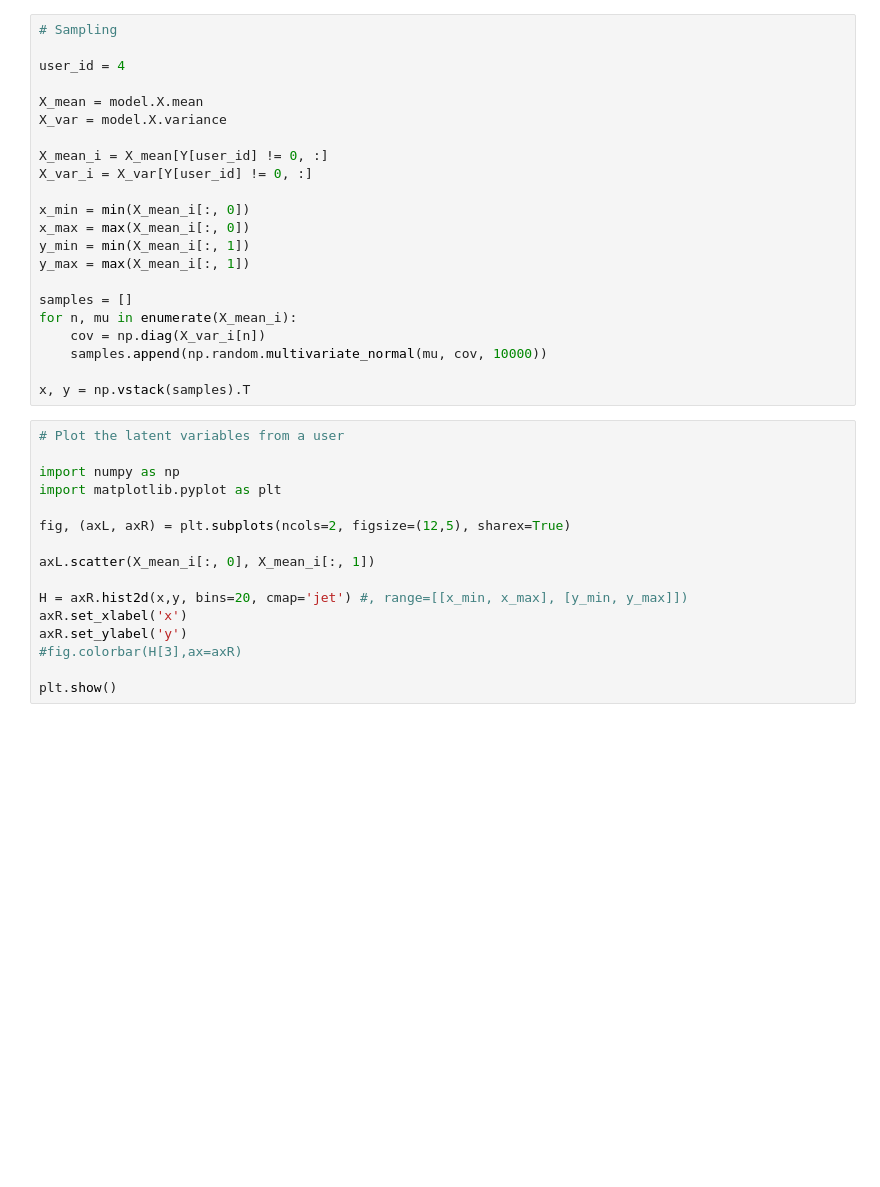
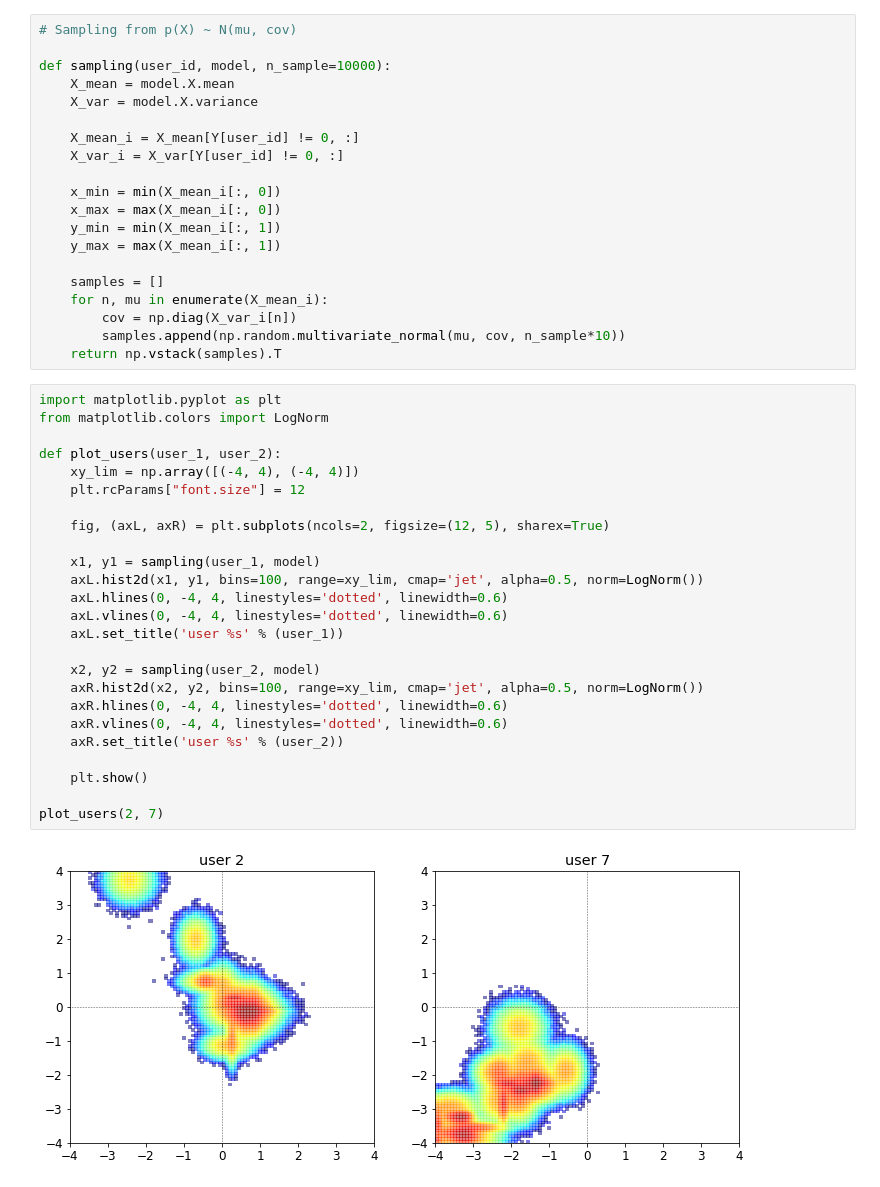
Before and after one commit to kzak/notebooks, a Jupyter notebook: gpy_bayesian_gplvm_movielens.ipynb, the cells around one changed output. Saved outputs shown, nothing was run; the diff lists cells and outputs as text; blank space fills up the shorter version.

```diff
--- a/gpy_bayesian_gplvm_movielens.ipynb
+++ b/gpy_bayesian_gplvm_movielens.ipynb
@@ -61,38 +62,47 @@ model.plot_latent()
 # %%
-# Sampling
+# Sampling from p(X) ~ N(mu, cov)
 
-user_id = 4
+def sampling(user_id, model, n_sample=10000):
+    X_mean = model.X.mean
+    X_var = model.X.variance
 
-X_mean = model.X.mean
-X_var = model.X.variance
+    X_mean_i = X_mean[Y[user_id] != 0, :]
+    X_var_i = X_var[Y[user_id] != 0, :]
 
-X_mean_i = X_mean[Y[user_id] != 0, :]
-X_var_i = X_var[Y[user_id] != 0, :]
+    x_min = min(X_mean_i[:, 0])
+    x_max = max(X_mean_i[:, 0])
+    y_min = min(X_mean_i[:, 1])
+    y_max = max(X_mean_i[:, 1])
 
-x_min = min(X_mean_i[:, 0])
-x_max = max(X_mean_i[:, 0])
-y_min = min(X_mean_i[:, 1])
-y_max = max(X_mean_i[:, 1])
-
-samples = []
-for n, mu in enumerate(X_mean_i):
-    cov = np.diag(X_var_i[n])
-    samples.append(np.random.multivariate_normal(mu, cov, 10000))
-
-x, y = np.vstack(samples).T
+    samples = []
+    for n, mu in enumerate(X_mean_i):
+        cov = np.diag(X_var_i[n])
+        samples.append(np.random.multivariate_normal(mu, cov, n_sample*10))
+    return np.vstack(samples).T
-# %%
-# Plot the latent variables from a user
-
-import numpy as np
-import matplotlib.pyplot as plt
-
-fig, (axL, axR) = plt.subplots(ncols=2, figsize=(12,5), sharex=True)
-
-axL.scatter(X_mean_i[:, 0], X_mean_i[:, 1])
-
-H = axR.hist2d(x,y, bins=20, cmap='jet') #, range=[[x_min, x_max], [y_min, y_max]])
-axR.set_xlabel('x')
-axR.set_ylabel('y')
-#fig.colorbar(H[3],ax=axR)
-
-plt.show()
+# %%
+import matplotlib.pyplot as plt
+from matplotlib.colors import LogNorm
+
+def plot_users(user_1, user_2):
+    xy_lim = np.array([(-4, 4), (-4, 4)])
+    plt.rcParams["font.size"] = 12
+
+    fig, (axL, axR) = plt.subplots(ncols=2, figsize=(12, 5), sharex=True)
+
+    x1, y1 = sampling(user_1, model)
+    axL.hist2d(x1, y1, bins=100, range=xy_lim, cmap='jet', alpha=0.5, norm=LogNorm())
+    axL.hlines(0, -4, 4, linestyles='dotted', linewidth=0.6)
+    axL.vlines(0, -4, 4, linestyles='dotted', linewidth=0.6)
+    axL.set_title('user %s' % (user_1))
+
+    x2, y2 = sampling(user_2, model)
+    axR.hist2d(x2, y2, bins=100, range=xy_lim, cmap='jet', alpha=0.5, norm=LogNorm())
+    axR.hlines(0, -4, 4, linestyles='dotted', linewidth=0.6)
+    axR.vlines(0, -4, 4, linestyles='dotted', linewidth=0.6)
+    axR.set_title('user %s' % (user_2))
+
+    plt.show()
+
+plot_users(2, 7)
+# %% [output]
+[figure, added]
```
Also changed, not shown: parts of 8 cells of this notebook.
